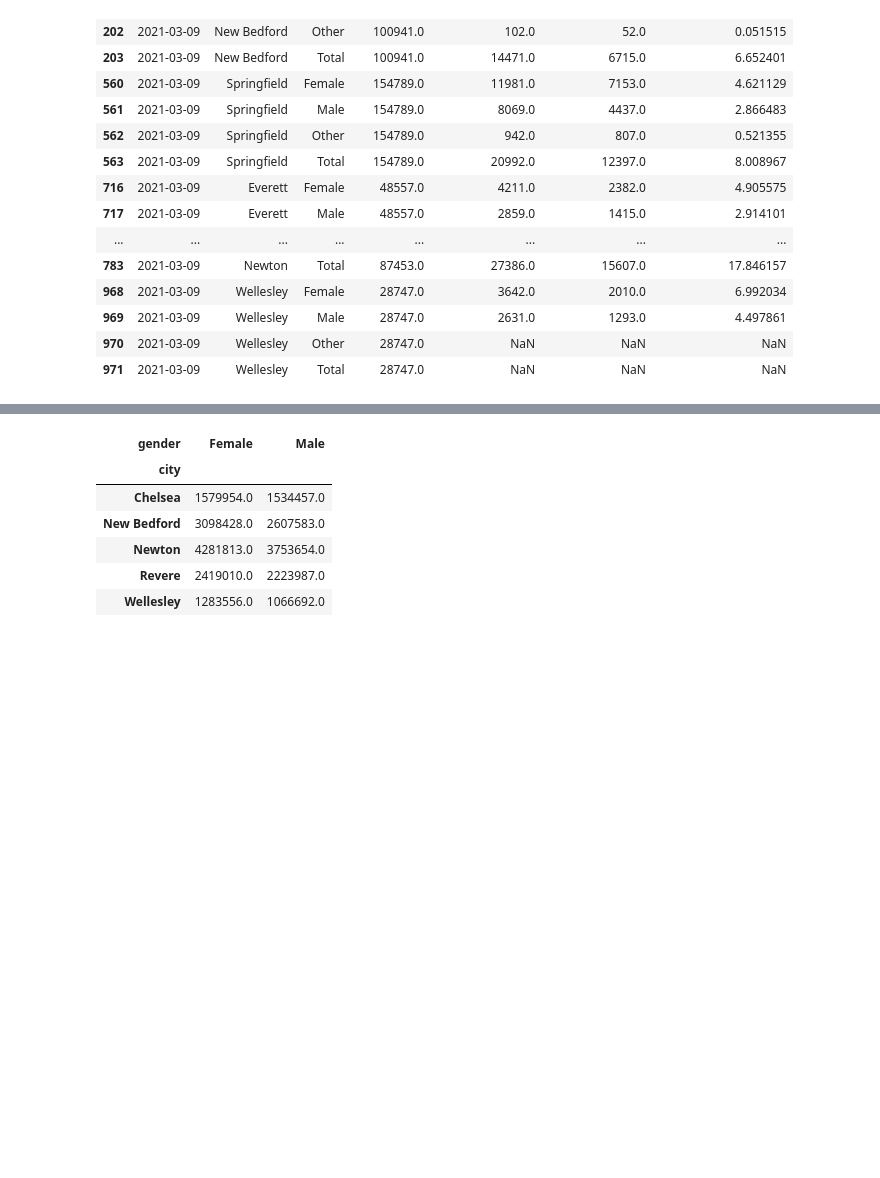
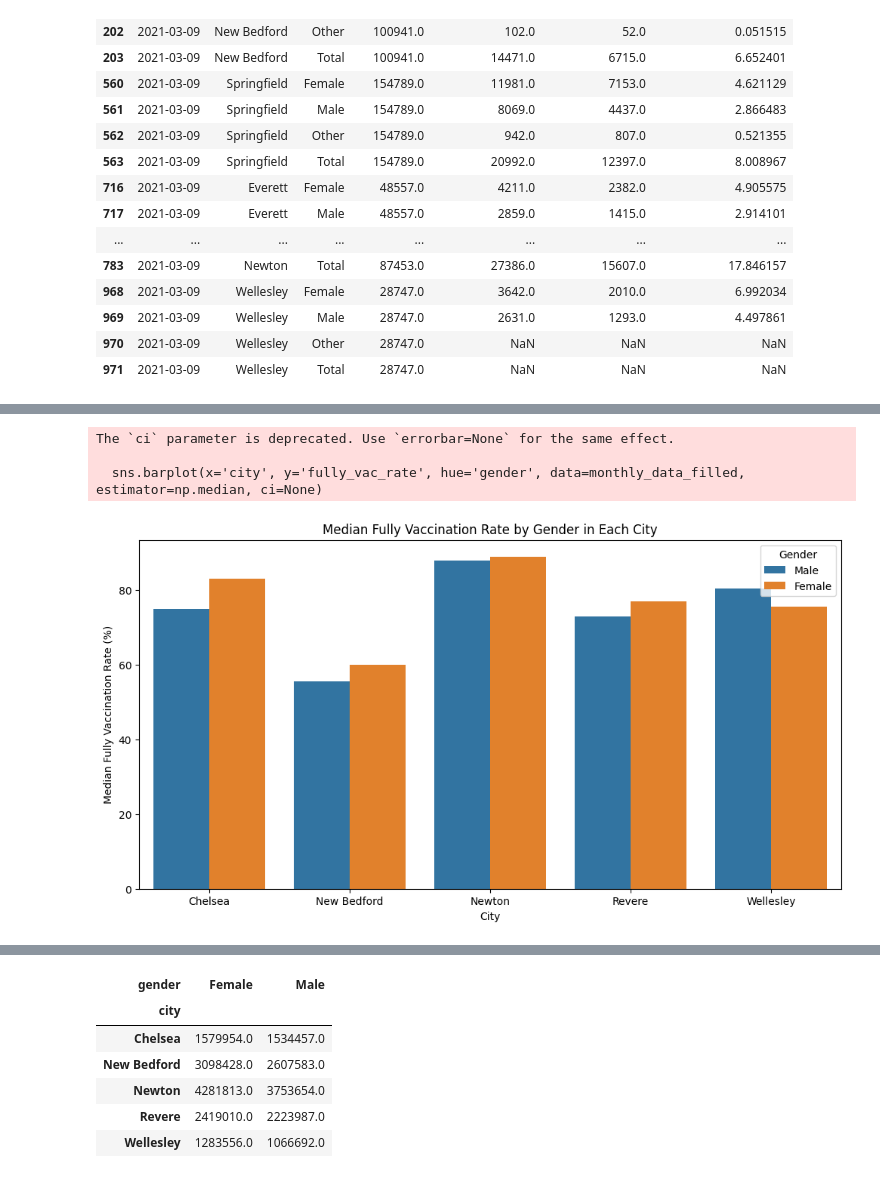
Before and after one commit to BU-Spark/ds-bch-vaccine-equity, a Jupyter notebook: fa23-team/src/sex_vaccination_rate.ipynb, the cells around one changed output, grey strips where cells are left out. Drawn from its saved outputs; the diff is of its cells as text; code cells hidden in the pictures; blank space fills up the shorter version.

```diff
--- a/fa23-team/src/sex_vaccination_rate.ipynb
+++ b/fa23-team/src/sex_vaccination_rate.ipynb
@@ -261,3 +319,21 @@ monthly_data = monthly_data[~monthly_data['gender'].isin(['Total'])]
+# %%
+import matplotlib.pyplot as plt
+import seaborn as sns
+
+# Creating a bar plot for the average vaccination rate by gender in each city
+plt.figure(figsize=(12, 6))
+sns.barplot(x='city', y='fully_vac_rate', hue='gender', data=monthly_data_filled, estimator=np.median, ci=None)
+
+plt.title('Median Fully Vaccination Rate by Gender in Each City')
+plt.xlabel('City')
+plt.ylabel('Median Fully Vaccination Rate (%)')
+plt.legend(title='Gender')
+plt.show()
+# %% [output]
+The `ci` parameter is deprecated. Use `errorbar=None` for the same effect.
+
+  sns.barplot(x='city', y='fully_vac_rate', hue='gender', data=monthly_data_filled, estimator=np.median, ci=None)
+[figure, added]
 # %%
 # Plotting fully_vac rate
 plt.figure(figsize=(20, 10))
```
Also changed, not shown: parts of 41 cells of this notebook.
